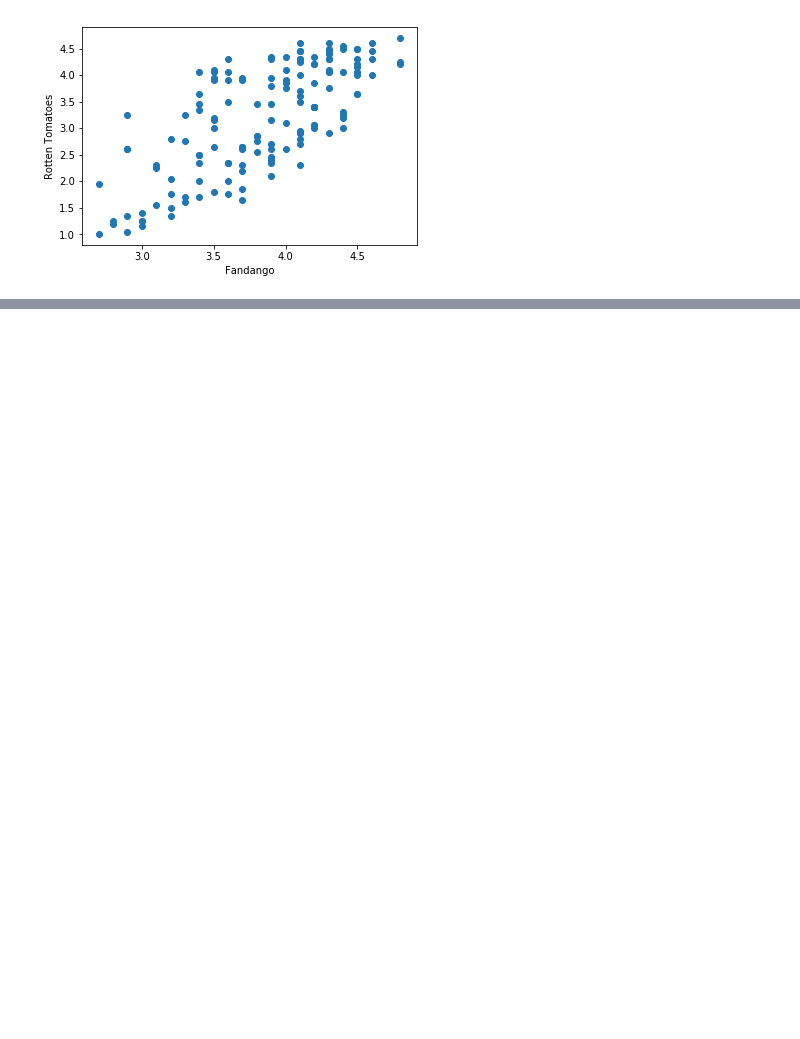
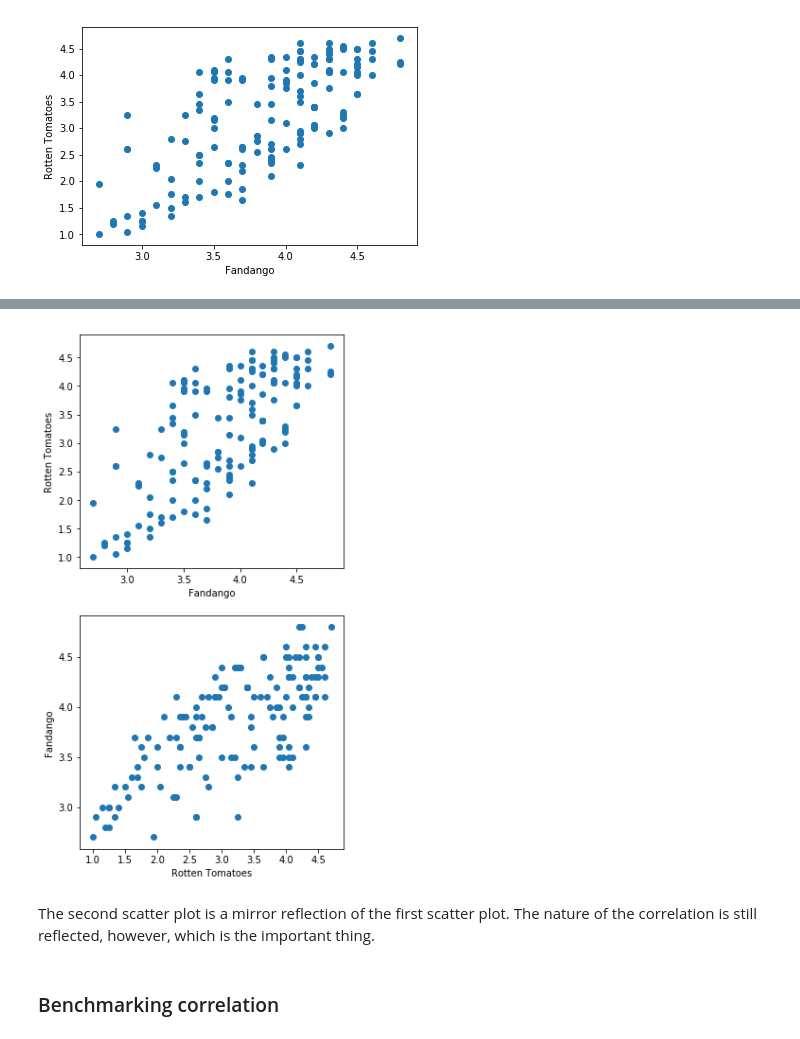
Before and after one commit to txkhaund/Dataquest_DS_path, a Jupyter notebook: Missions/2. Data Analysis and Visualization/2. Exploratory Data Visualization/3. Bar Plots And Scatter Plots.ipynb, the cells around one changed output, grey strips where cells are left out. Saved outputs shown, nothing was run; the diff lists cells and outputs as text; code cells hidden in the pictures; blank space fills up the shorter version.

```diff
--- a/Missions/2. Data Analysis and Visualization/2. Exploratory Data Visualization/3. Bar Plots And Scatter Plots.ipynb
+++ b/Missions/2. Data Analysis and Visualization/2. Exploratory Data Visualization/3. Bar Plots And Scatter Plots.ipynb
@@ -145,0 +150,26 @@ plt.show()
+# %%
+fig = plt.figure(figsize=(5, 10))
+ax1 = fig.add_subplot(2,1,1)
+ax2 = fig.add_subplot(2,1,2)
+
+"""
+This code just reads the data and saves as a DF.
+reviews = pd.read_csv('fandango_scores.csv')
+cols = ['FILM', 'RT_user_norm', 'Metacritic_user_nom', 'IMDB_norm', 'Fandango_Ratingvalue', 'Fandango_Stars']
+norm_reviews = reviews[cols]
+"""
+
+ax1.scatter(norm_reviews["Fandango_Ratingvalue"], norm_reviews["RT_user_norm"])
+ax1.set_xlabel("Fandango")
+ax1.set_ylabel("Rotten Tomatoes")
+ax2.scatter(norm_reviews["RT_user_norm"], norm_reviews["Fandango_Ratingvalue"])
+ax2.set_xlabel("Rotten Tomatoes")
+ax2.set_ylabel("Fandango")
+
+plt.show()
+# %% [output]
+[figure, added]
+# %% [markdown]
+The second scatter plot is a mirror reflection of the first scatter plot. The nature of the correlation is still reflected, however, which is the important thing.
+# %% [markdown]
+### Benchmarking correlation
```
Also changed, not shown: parts of 3 cells of this notebook.
